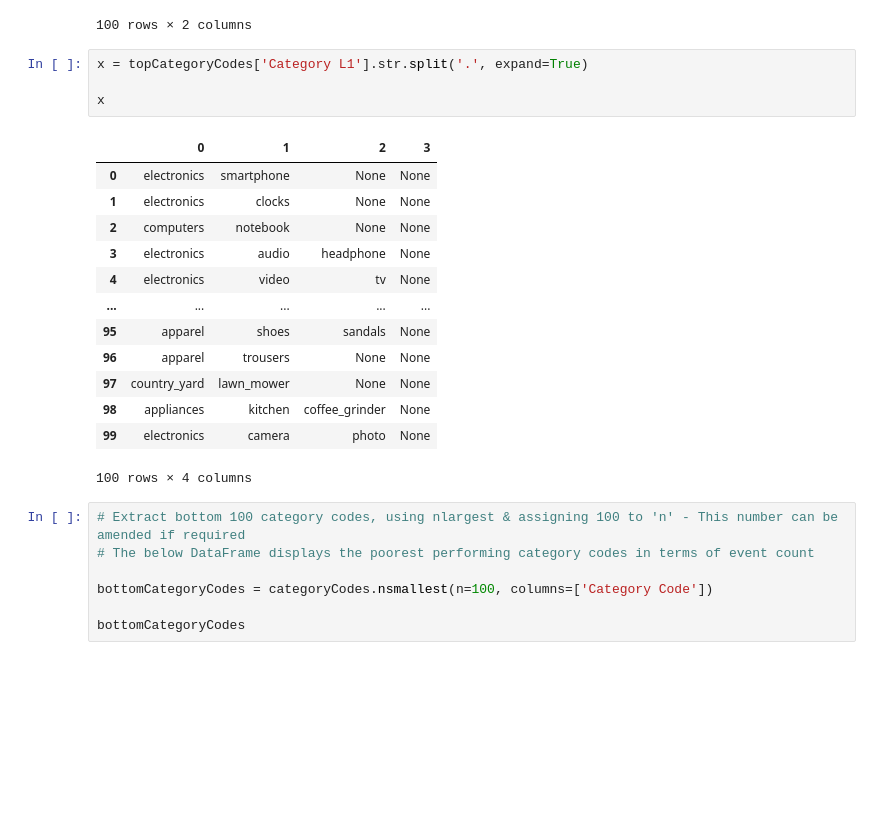
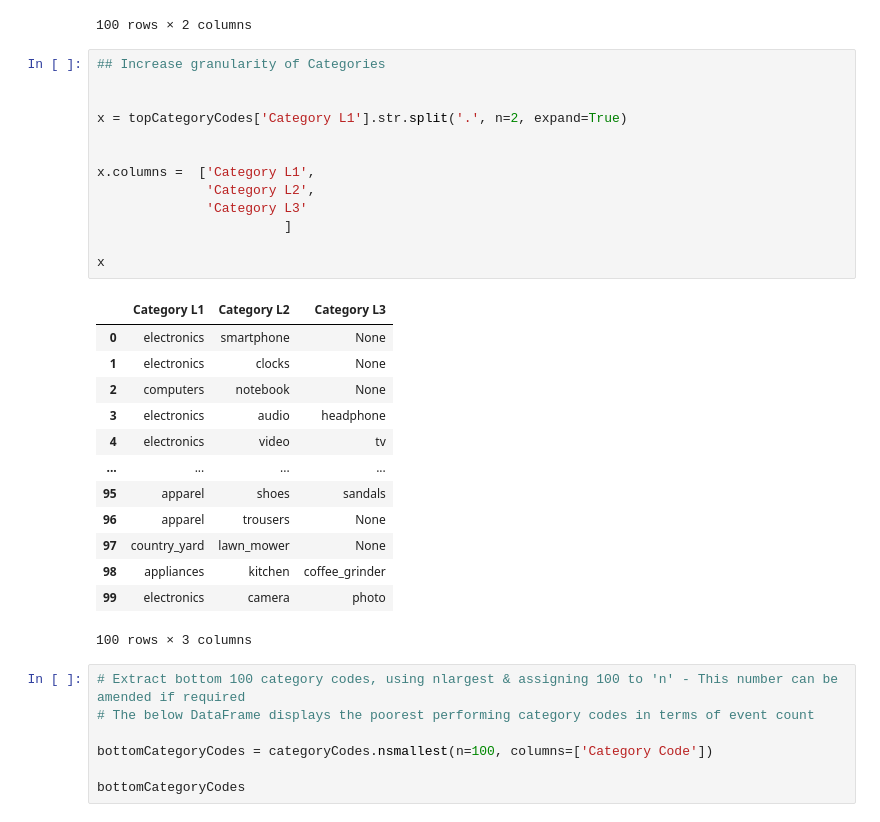
Before and after one commit to mjjohnson94/microFarm, a Jupyter notebook: User Session Analysis.ipynb, the cells around one changed output. Drawn from its saved outputs; the diff is of its cells as text; blank space fills up the shorter version.

```diff
--- a/User Session Analysis.ipynb
+++ b/User Session Analysis.ipynb
@@ -222,23 +222,32 @@ topCategoryCodes
 | 99 | electronics.camera.photo | 256 |
 100 rows × 2 columns
 # %%
-x = topCategoryCodes['Category L1'].str.split('.', expand=True)
+## Increase granularity of Categories
+
+
+x = topCategoryCodes['Category L1'].str.split('.', n=2, expand=True)
+
+
+x.columns =  ['Category L1',
+              'Category L2',
+              'Category L3'
+                        ]
 
 x
 # %% [output]
-|  | 0 | 1 | 2 | 3 |
-| 0 | electronics | smartphone | None | None |
-| 1 | electronics | clocks | None | None |
-| 2 | computers | notebook | None | None |
-| 3 | electronics | audio | headphone | None |
-| 4 | electronics | video | tv | None |
-| ... | ... | ... | ... | ... |
-| 95 | apparel | shoes | sandals | None |
-| 96 | apparel | trousers | None | None |
-| 97 | country_yard | lawn_mower | None | None |
-| 98 | appliances | kitchen | coffee_grinder | None |
-| 99 | electronics | camera | photo | None |
+|  | Category L1 | Category L2 | Category L3 |
+| 0 | electronics | smartphone | None |
+| 1 | electronics | clocks | None |
+| 2 | computers | notebook | None |
+| 3 | electronics | audio | headphone |
+| 4 | electronics | video | tv |
+| ... | ... | ... | ... |
+| 95 | apparel | shoes | sandals |
+| 96 | apparel | trousers | None |
+| 97 | country_yard | lawn_mower | None |
+| 98 | appliances | kitchen | coffee_grinder |
+| 99 | electronics | camera | photo |
-100 rows × 4 columns
+100 rows × 3 columns
 # %%
 # Extract bottom 100 category codes, using nlargest & assigning 100 to 'n' - This number can be amended if required
 # The below DataFrame displays the poorest performing category codes in terms of event count
```
